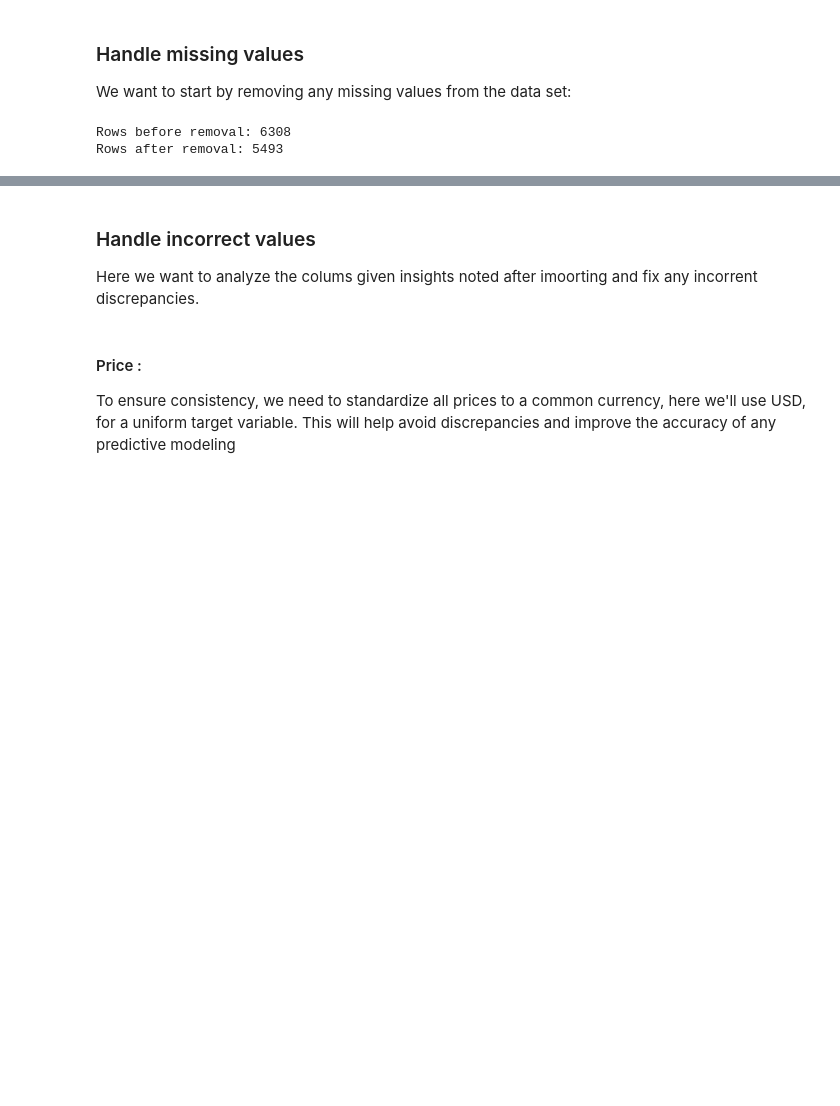
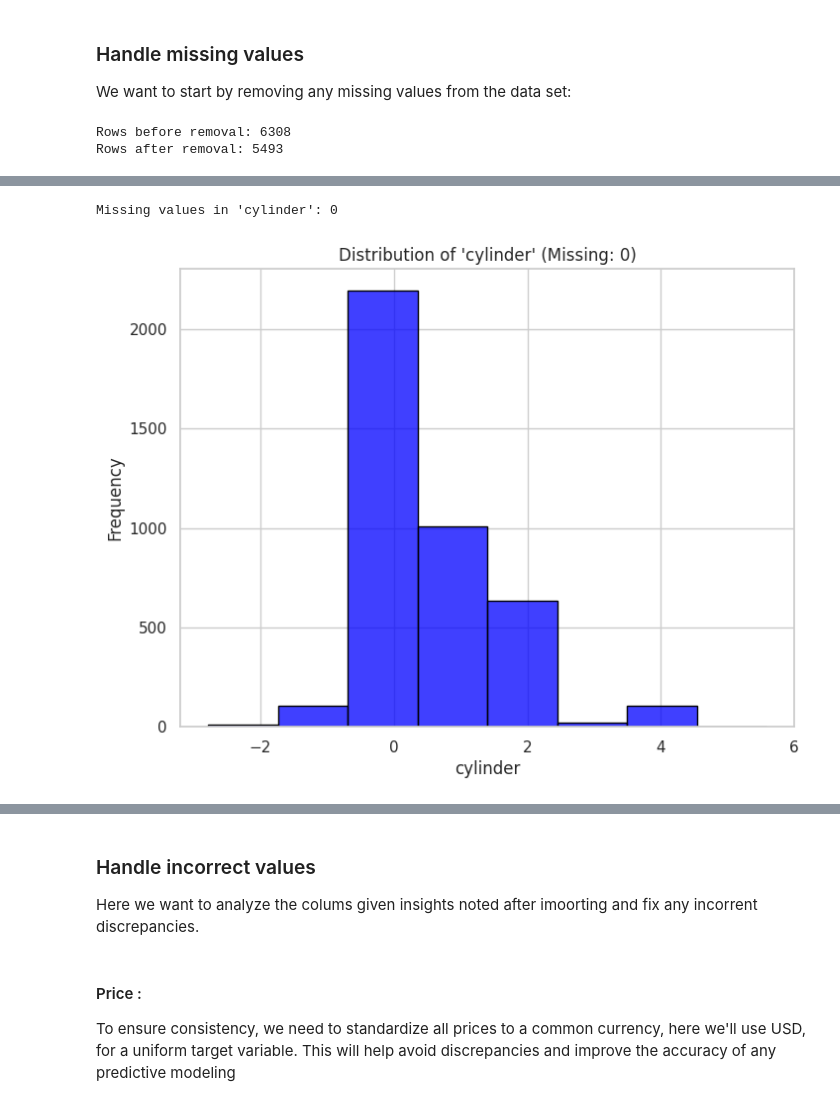
Before and after one commit to SarahYousefH/MachineLearningAssignment2, a Jupyter notebook: machine-learning-regression-assignment.ipynb, the cells around one changed output, grey strips where cells are left out. Cells and saved outputs as stored; diff of their text form; code cells hidden in the pictures; blank space fills up the shorter version.

```diff
--- a/machine-learning-regression-assignment.ipynb
+++ b/machine-learning-regression-assignment.ipynb
@@ -170,2 +193,31 @@ df = remove_missing_values(df)
 Before Removing: 5493
 After Removing: 4771
+# %%
+def plot_feature_distribution(df, feature_name):
+    """
+    Plots the distribution of a feature, including the count of missing values.
+    """
+    # Check if the feature exists in the dataframe
+    if feature_name not in df.columns:
+        print(f"Feature '{feature_name}' not found in the dataframe.")
+        return
+
+    # Separate missing and non-missing values
+    missing_count = df[feature_name].isnull().sum()
+    print(f"Missing values in '{feature_name}': {missing_count}")
+
+    # Plot the distribution
+    plt.figure(figsize=(8, 6))
+    sns.histplot(df[feature_name].dropna(), bins=8, kde=False, color='blue', edgecolor='black')
+    plt.title(f"Distribution of '{feature_name}' (Missing: {missing_count})")
+    plt.xlabel(feature_name)
+    plt.ylabel("Frequency")
+    plt.grid(True)
+    plt.show()
+
+# Example usage
+# Assuming `df` is your dataframe and 'cylinder' is the feature
+plot_feature_distribution(df, "cylinder")
+# %% [output]
+Missing values in 'cylinder': 0
+[figure, added]
```
Also changed, not shown: parts of 13 cells of this notebook.
